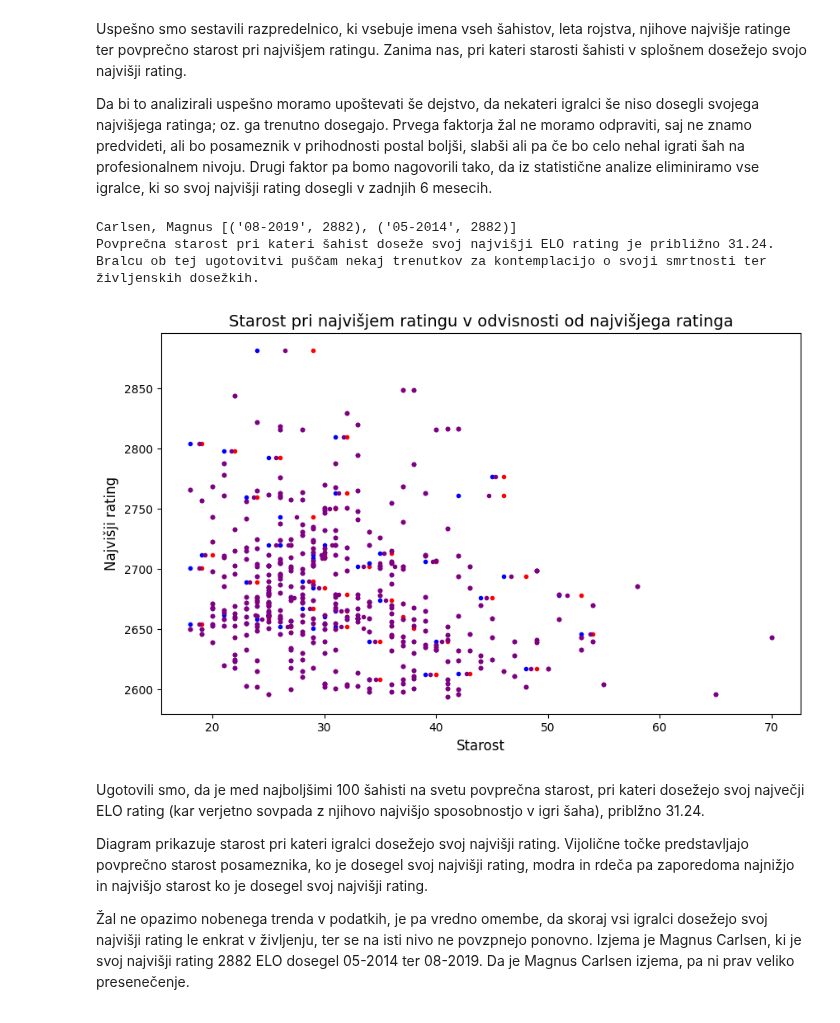
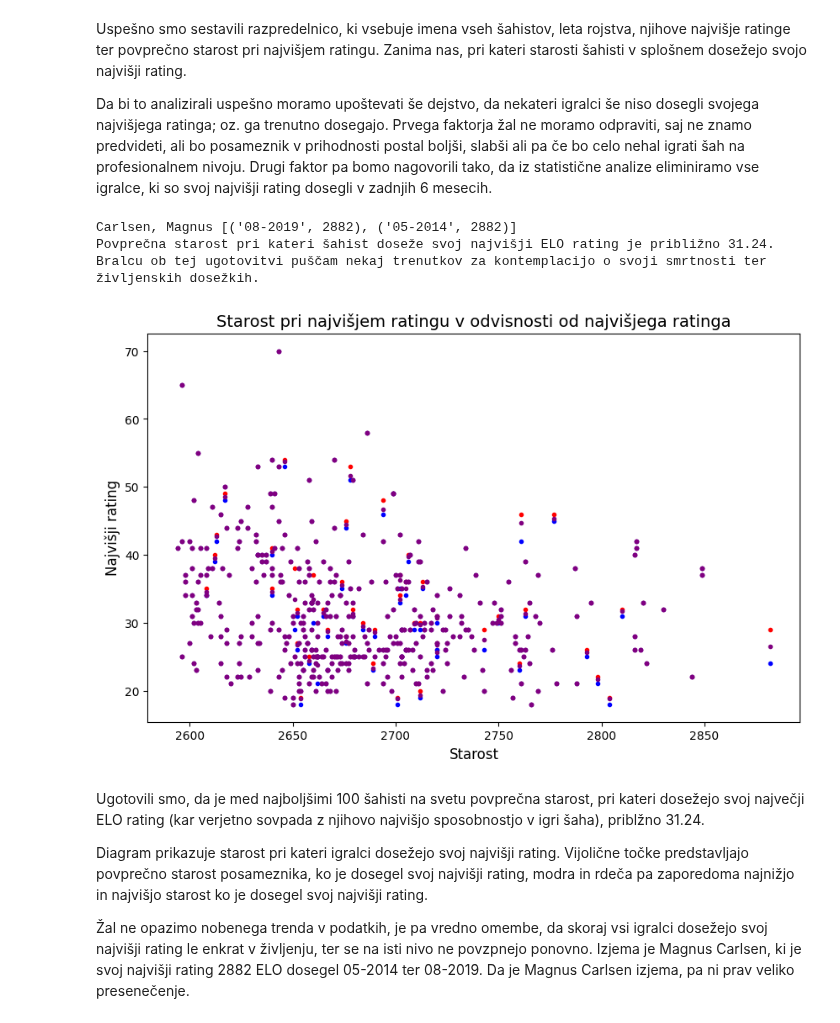
Before and after one commit to HugoTrebse/UVP-projektna-naloga, a Jupyter notebook: analiza.ipynb, the cells around one changed output. Drawn from its saved outputs; the diff is of its cells as text; code cells hidden in the pictures.

```diff
--- a/analiza.ipynb
+++ b/analiza.ipynb
@@ -82,31 +88,31 @@ Da bi to analizirali uspešno moramo upoštevati še dejstvo, da nekateri igralc
 # %%
 shp = sahisti_elo_pandas
 shp = shp[shp['Povprečna starost pri najvišjem ratingu'] - (2024 - shp['Leto rojstva']) <= 0.5]
 
 for sahist in sahisti_elo:
     if sahist['Najvišji rating'] > 2850:
         print(sahist['Ime'], sahist['Maksimumi'])
 
 print(f'Povprečna starost pri kateri šahist doseže svoj najvišji ELO rating je približno {round(mean(shp['Povprečna starost pri najvišjem ratingu']), 2)}. \nBralcu ob tej ugotovitvi puščam nekaj trenutkov za kontemplacijo o svoji smrtnosti ter življenskih dosežkih.')
 #Bralcu ob tej ugotovitvi puščam nekaj trenutkov za kontemplacijo o svoji smrtnosti ter življenskih dosežkih.
 
 plot.figure(figsize=(10,6))
-plot.scatter(shp['Največja starost pri najvišjem ratingu'], shp['Najvišji rating'], label='Največja starost pri najvišjem ratingu v odvisnosti od ratinga', color='red', marker='.')
-plot.scatter(shp['Najmlajša starost pri najvišjem ratingu'], shp['Najvišji rating'], label='Najmlajša starost pri najvišjem ratingu v odvisnosti od ratinga', color='blue', marker='.')
-plot.scatter(shp['Povprečna starost pri najvišjem ratingu'], shp['Najvišji rating'], label='Povprečna starost pri najvišjem ratingu v odvisnosti od ratinga', color='purple', marker='.')
+plot.scatter(shp['Najvišji rating'], shp['Največja starost pri najvišjem ratingu'], label='Največja starost pri najvišjem ratingu v odvisnosti od ratinga', color='red', marker='.')
+plot.scatter(shp['Najvišji rating'], shp['Najmlajša starost pri najvišjem ratingu'], label='Najmlajša starost pri najvišjem ratingu v odvisnosti od ratinga', color='blue', marker='.')
+plot.scatter(shp['Najvišji rating'], shp['Povprečna starost pri najvišjem ratingu'], label='Povprečna starost pri najvišjem ratingu v odvisnosti od ratinga', color='purple', marker='.')
 
 
 
 plot.title('Starost pri najvišjem ratingu v odvisnosti od najvišjega ratinga', fontsize = 14)
 plot.ylabel('Najvišji rating', fontsize=12)
 plot.xlabel('Starost', fontsize=12)
 
 plot.show()
 # %% [output]
 Carlsen, Magnus [('08-2019', 2882), ('05-2014', 2882)]
 Povprečna starost pri kateri šahist doseže svoj najvišji ELO rating je približno 31.24.
 Bralcu ob tej ugotovitvi puščam nekaj trenutkov za kontemplacijo o svoji smrtnosti ter življenskih dosežkih.
-[figure, old version]
+[figure, new version]
 # %% [markdown]
 Ugotovili smo, da je med najboljšimi 100 šahisti na svetu povprečna starost, pri kateri dosežejo svoj največji ELO rating (kar verjetno sovpada z njihovo najvišjo sposobnostjo v igri šaha), priblžno 31.24.
 
```
Also changed, not shown: parts of 7 cells of this notebook, 3 other files.
